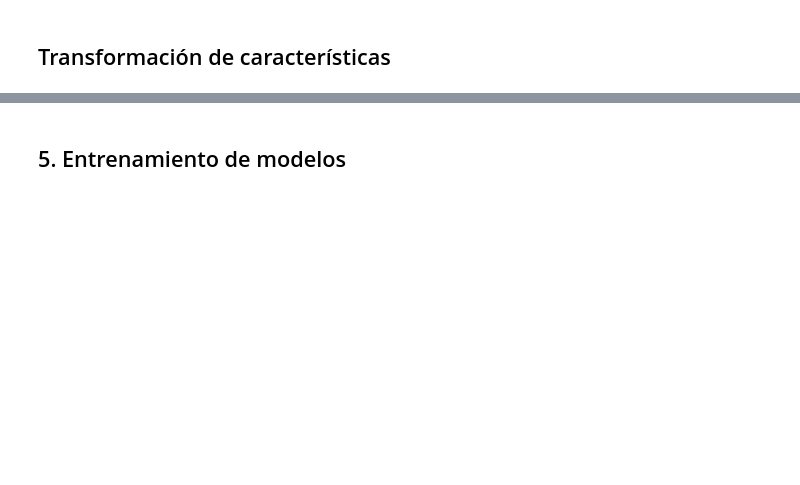
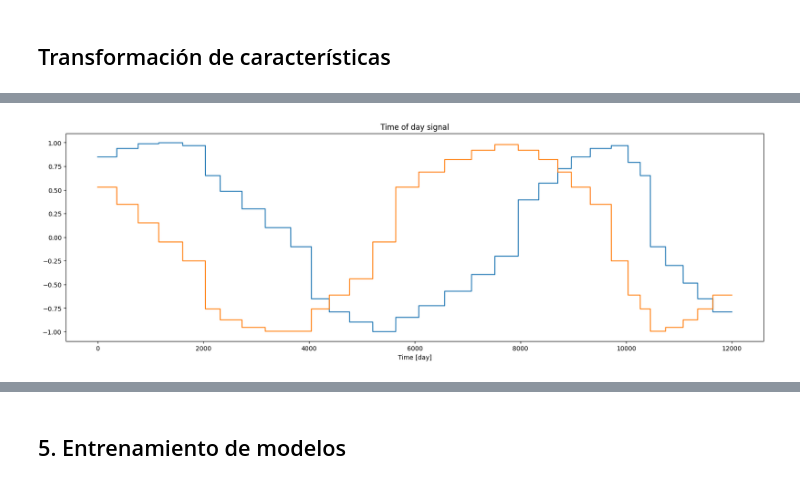
Before and after one commit to joefavergel/pbs-enae-ml-course, a Jupyter notebook: banking_marketing_and_interest_rates_ml_al_detal.ipynb, the cells around one changed output, grey strips where cells are left out. Cells and saved outputs as stored; diff of their text form; code cells hidden in the pictures; blank space fills up the shorter version.

```diff
--- a/banking_marketing_and_interest_rates_ml_al_detal.ipynb
+++ b/banking_marketing_and_interest_rates_ml_al_detal.ipynb
@@ -615,0 +689,9 @@ from sklearn.model_selection import cross_val_score
+# %%
+plt.figure(figsize=(20, 6))
+plt.plot(train['day_sin'][0:12000])#.unique())
+plt.plot(train['day_cos'][0:12000]) #.unique())
+plt.xlabel('Time [day]')
+plt.title('Time of day signal')
+plt.show()
+# %% [output]
+[figure, added]
```
Also changed, not shown: parts of 73 cells of this notebook.
